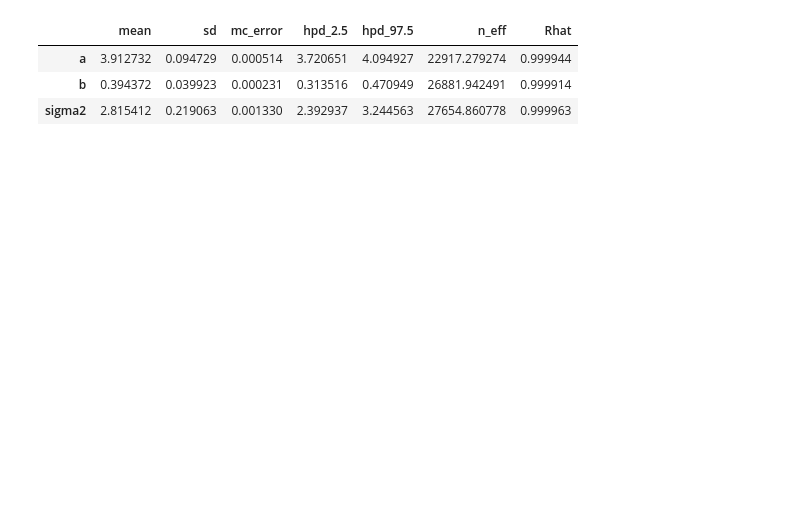
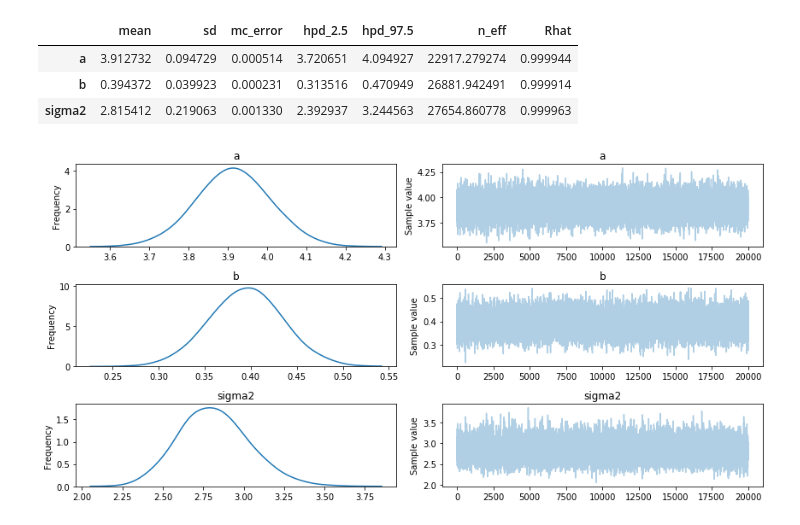
Before and after one commit to nakatsuma/probability_and_statistics, a Jupyter notebook: wage_education.ipynb, the cells around one changed output. Saved outputs shown, nothing was run; the diff lists cells and outputs as text; code cells hidden in the pictures; blank space fills up the shorter version.

```diff
--- a/wage_education.ipynb
+++ b/wage_education.ipynb
@@ -92,4 +100,8 @@ display(pm.summary(trace))
 | a | 3.912732 | 0.094729 | 0.000514 | 3.720651 | 4.094927 | 22917.279274 | 0.999944 |
 | b | 0.394372 | 0.039923 | 0.000231 | 0.313516 | 0.470949 | 26881.942491 | 0.999914 |
 | sigma2 | 2.815412 | 0.219063 | 0.001330 | 2.392937 | 3.244563 | 27654.860778 | 0.999963 |
+# %%
+ax2 = pm.traceplot(trace, combined=True)
+# %% [output]
+[figure, added]
 # %%
```
Also changed, not shown: parts of 8 cells of this notebook, 2 other files.
